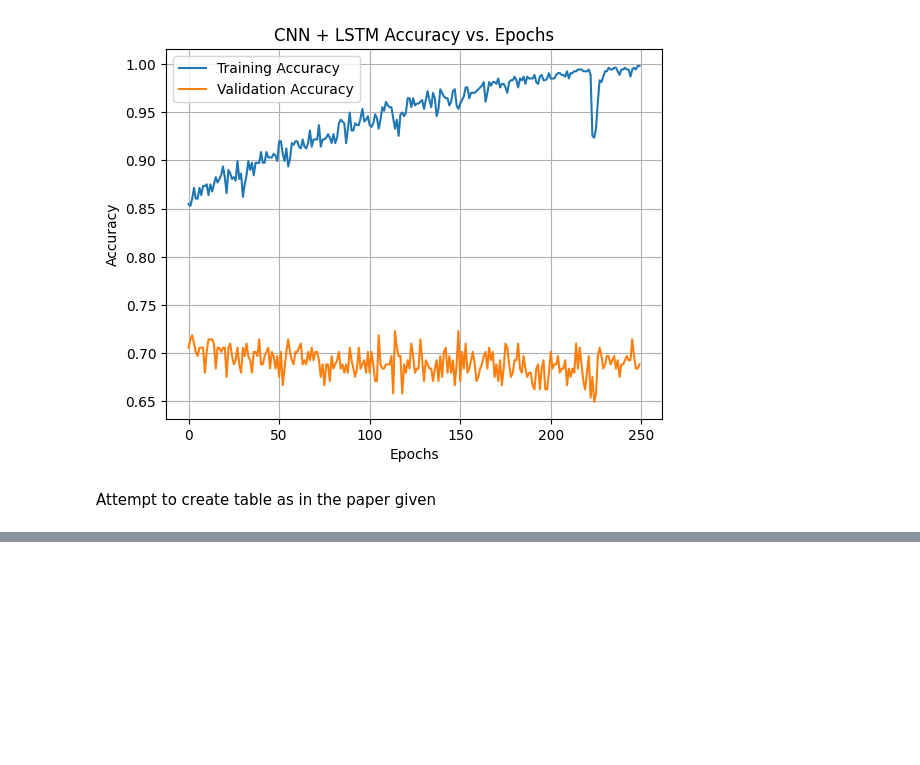
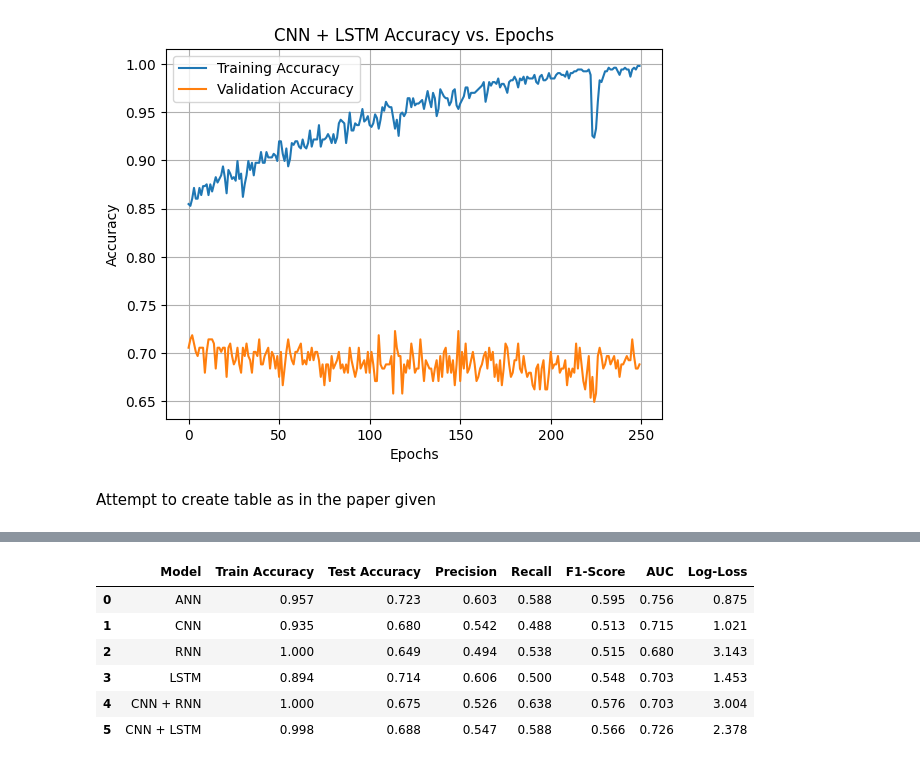
Before and after one commit to ivandenb/MAT-442-Fall-2024-, a Jupyter notebook: Second_edition_of_learning_models.ipynb, the cells around one changed output, grey strips where cells are left out. Saved outputs shown, nothing was run; the diff lists cells and outputs as text; code cells hidden in the pictures; blank space fills up the shorter version.

```diff
--- a/Second_edition_of_learning_models.ipynb
+++ b/Second_edition_of_learning_models.ipynb
@@ -523,3 +523,26 @@ print(df)
 3  0.702939  1.452593
 4  0.703104  3.003934
 5  0.725993  2.377752
+# %%
+
+# Convert results into a DataFrame
+columns = ['Model', 'Train Accuracy', 'Test Accuracy', 'Precision', 'Recall', 'F1-Score', 'AUC', 'Log-Loss']
+data = []
+
+for model_name, metrics in results.items():
+    data.append([model_name] + [round(metric, 3) for metric in metrics]) # Round to 3 decimals
+
+df = pd.DataFrame(data, columns=columns)
+
+# Display the table
+df
+
+# ... (rest of your existing code)
+# %% [output]
+|  | Model | Train Accuracy | Test Accuracy | Precision | Recall | F1-Score | AUC | Log-Loss |
+| 0 | ANN | 0.957 | 0.723 | 0.603 | 0.588 | 0.595 | 0.756 | 0.875 |
+| 1 | CNN | 0.935 | 0.680 | 0.542 | 0.488 | 0.513 | 0.715 | 1.021 |
+| 2 | RNN | 1.000 | 0.649 | 0.494 | 0.538 | 0.515 | 0.680 | 3.143 |
+| 3 | LSTM | 0.894 | 0.714 | 0.606 | 0.500 | 0.548 | 0.703 | 1.453 |
+| 4 | CNN + RNN | 1.000 | 0.675 | 0.526 | 0.638 | 0.576 | 0.703 | 3.004 |
+| 5 | CNN + LSTM | 0.998 | 0.688 | 0.547 | 0.588 | 0.566 | 0.726 | 2.378 |
```
Also changed, not shown: parts of 2 cells of this notebook.
